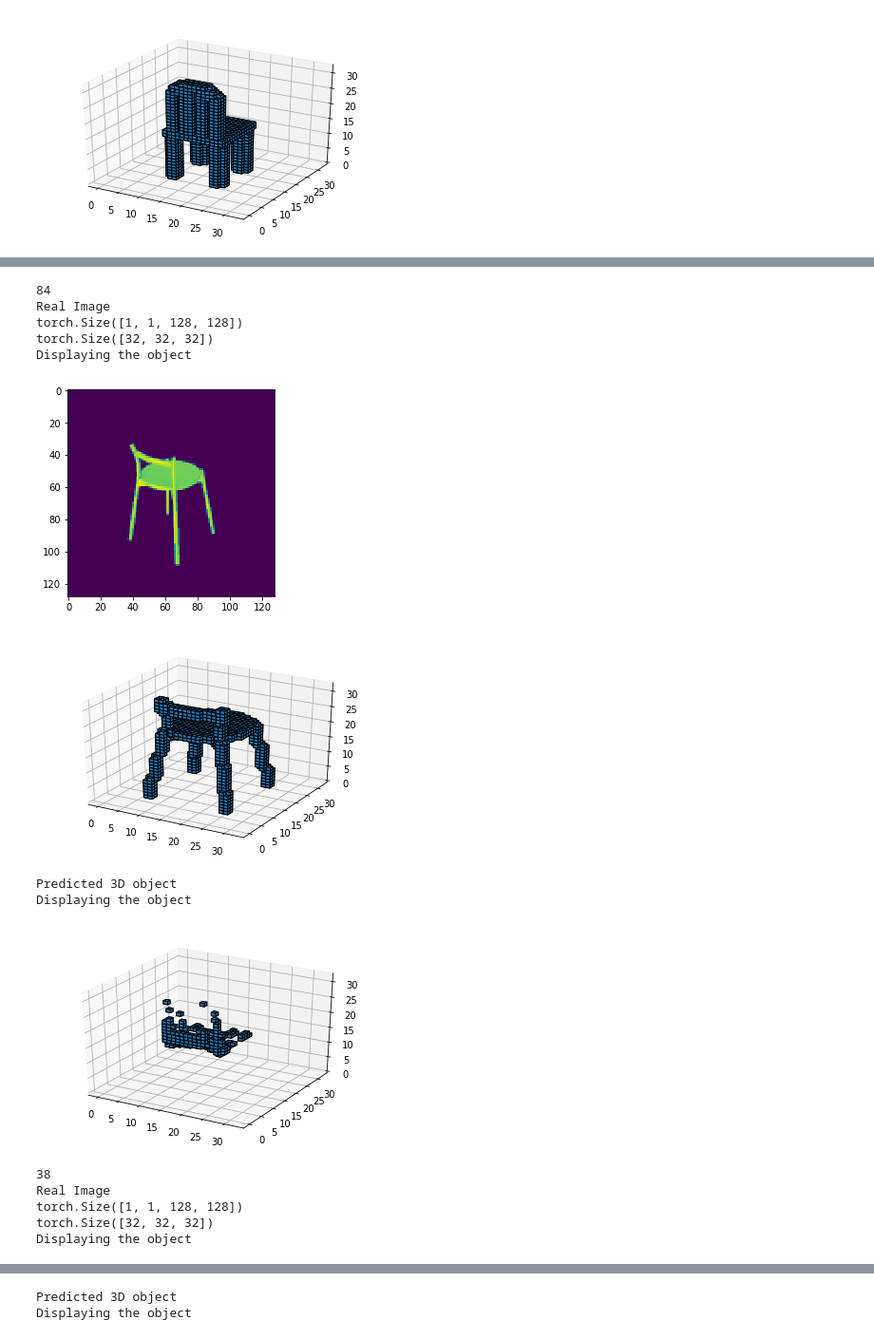
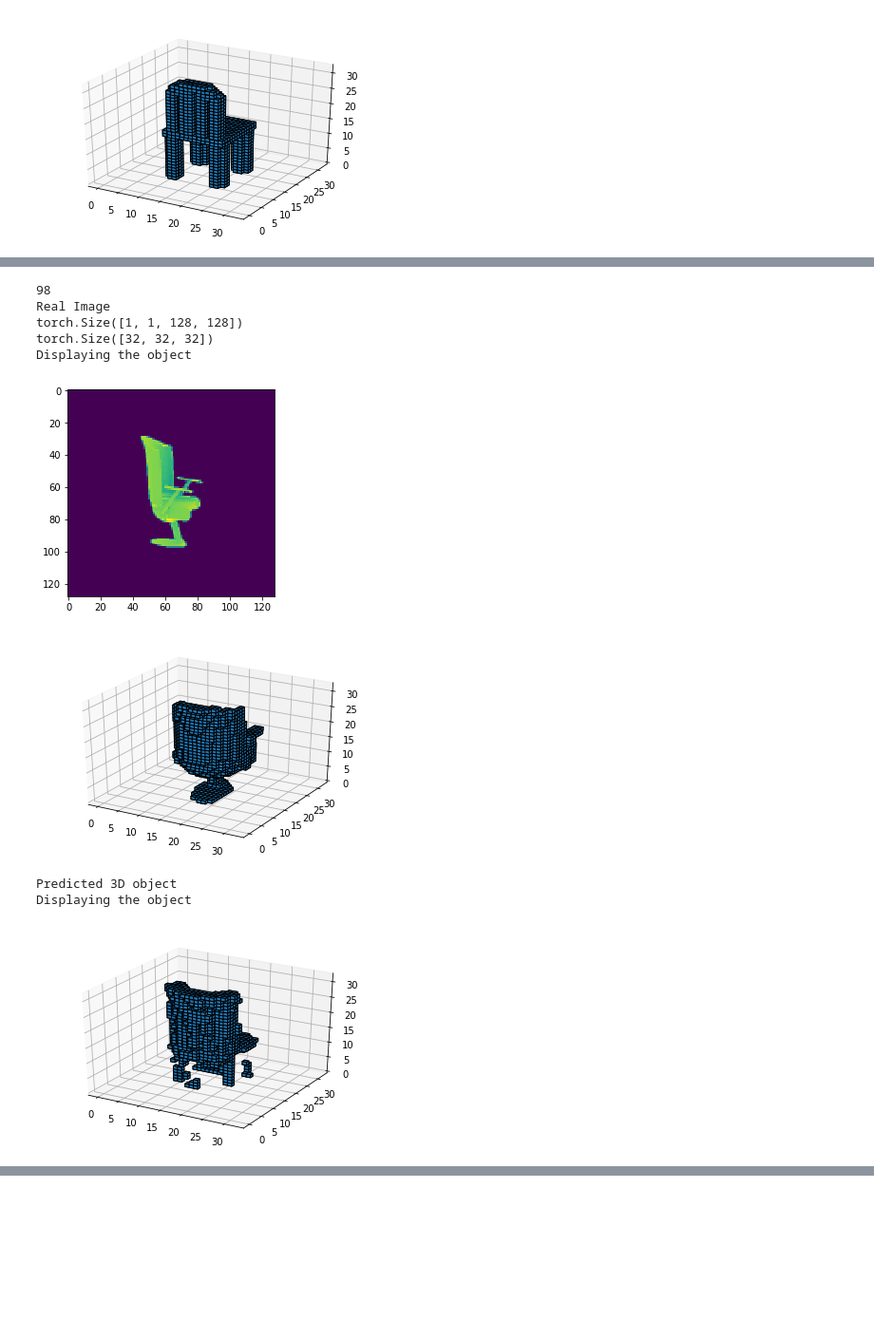
Before and after one commit to wezteoh/cross_dimension_translation, a Jupyter notebook: VAE.ipynb, the cells around one changed output, grey strips where cells are left out. Shown: that part at 95% size. Cells and saved outputs as stored; diff of their text form; code cells hidden in the pictures; blank space fills up the shorter version.

```diff
--- a/VAE.ipynb
+++ b/VAE.ipynb
@@ -221,34 +222,29 @@ KeyboardInterrupt:
 # %%
 # Generate the 3D Object
 #Testing the general Structure of the VAE
 import random
-for j in range(0,2):
-    i = random.randint(0,99)
+for j in range(0,1):
+    i = 98#random.randint(0,99)
     print(i)
     test_image = Variable(torch.FloatTensor(val_images[i])).view(1,1,128,128).cuda()
     print("Real Image")
     plt.imshow(test_image.squeeze().data.cpu().numpy())
     print(test_image.shape)
     test_object,_,_ = vae(test_image)
     test_object = test_object.squeeze().data.cpu().numpy()
     #print("Real 3D voxels")
     print(val_voxels[i].shape)
     display3DObject(Variable(val_voxels[i]).data.cpu().numpy())
     print("Predicted 3D object")
     display3DObject(test_object >0.5)
 # %% [output]
-84
+98
 Real Image
 torch.Size([1, 1, 128, 128])
 torch.Size([32, 32, 32])
 Displaying the object
-[figure, old version]
+[figure, new version]
-[figure, old version]
+[figure, new version]
 Predicted 3D object
 Displaying the object
-[figure, old version]
+[figure, new version]
-38
-Real Image
-torch.Size([1, 1, 128, 128])
-torch.Size([32, 32, 32])
-Displaying the object
@@ -257,2 +250,0 @@ Displaying the object
-Predicted 3D object
-Displaying the object
```
Also changed, not shown: parts of 4 cells of this notebook, 1 other file.
